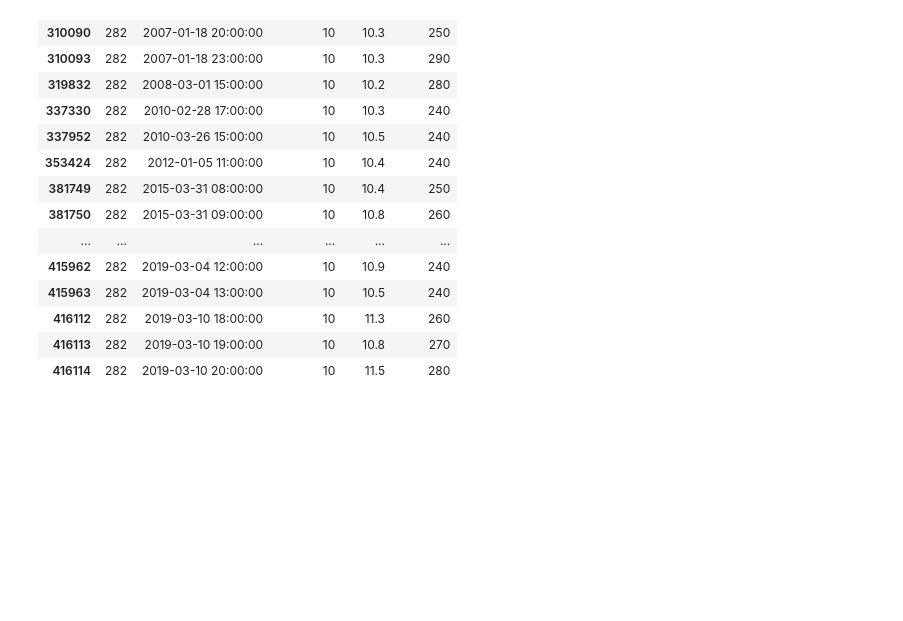
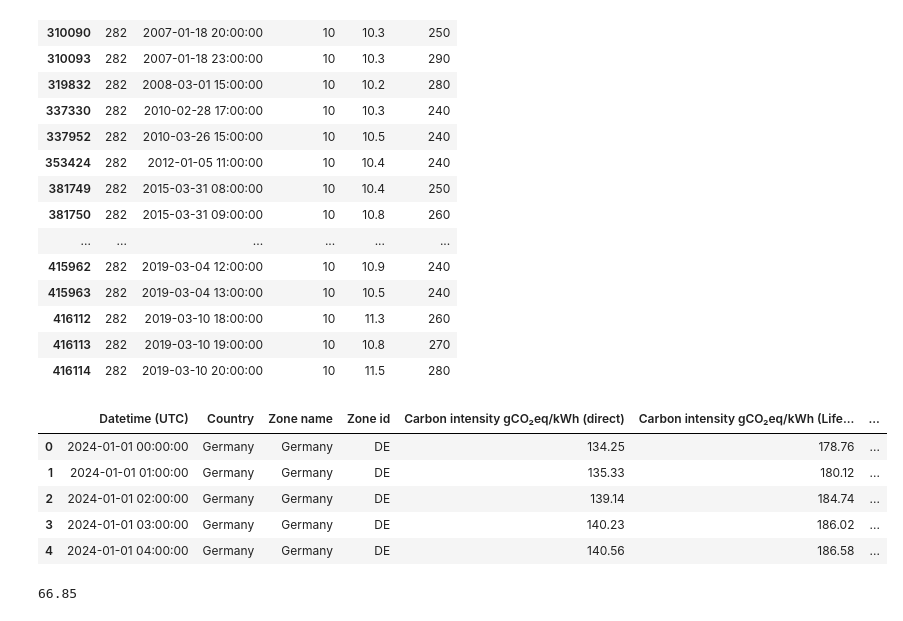
Before and after one commit to AK960/marginal-emissions-germany, a Jupyter notebook: notebooks/inspections.ipynb, the cells around one changed output. Saved outputs shown, nothing was run; the diff lists cells and outputs as text; code cells hidden in the pictures; blank space fills up the shorter version.

```diff
--- a/notebooks/inspections.ipynb
+++ b/notebooks/inspections.ipynb
@@ -8,5 +8,6 @@ kws_path = '../data/raw/bundesnetzagentur/kraftwerksliste.csv'
 cdc_path = '../data/raw/bundesnetzagentur/ZuUndRueckbau.xlsx' # cdc = commission/decommission
 wind_path = '~/Downloads/stundenwerte_FF_00282_19710801_20241231_hist/produkt_ff_stunde_19710801_20241231_00282.txt' # avgeraged by hour
 wind_path2 = '~/Downloads/stundenwerte_F_00282_19490101_20241231_hist/produkt_f_stunde_19490101_20241231_00282.txt' # hourly values
+ele_em = '../data/raw/electricitymaps/DE_2024_hourly.csv'
 # %%
 kws_encoding = check_encoding(path=kws_path)
@@ -157,3 +183,19 @@ max_speed
 | 416112 | 282 | 2019-03-10 18:00:00 | 10 | 11.3 | 260 |
 | 416113 | 282 | 2019-03-10 19:00:00 | 10 | 10.8 | 270 |
 | 416114 | 282 | 2019-03-10 20:00:00 | 10 | 11.5 | 280 |
+# %%
+# Emissions data electricitymaps
+df_emissions = pd.read_csv(ele_em)
+# %%
+df_emissions.head()
+# %% [output]
+|  | Datetime (UTC) | Country | Zone name | Zone id | Carbon intensity gCO₂eq/kWh (direct) | Carbon intensity gCO₂eq/kWh (Life... | ... |
+| 0 | 2024-01-01 00:00:00 | Germany | Germany | DE | 134.25 | 178.76 | ... |
+| 1 | 2024-01-01 01:00:00 | Germany | Germany | DE | 135.33 | 180.12 | ... |
+| 2 | 2024-01-01 02:00:00 | Germany | Germany | DE | 139.14 | 184.74 | ... |
+| 3 | 2024-01-01 03:00:00 | Germany | Germany | DE | 140.23 | 186.02 | ... |
+| 4 | 2024-01-01 04:00:00 | Germany | Germany | DE | 140.56 | 186.58 | ... |
+# %%
+df_emissions['Carbon intensity gCO₂eq/kWh (direct)'].min()
+# %% [output]
+66.85
```
Also changed, not shown: parts of 3 cells of this notebook, 16 other files.
